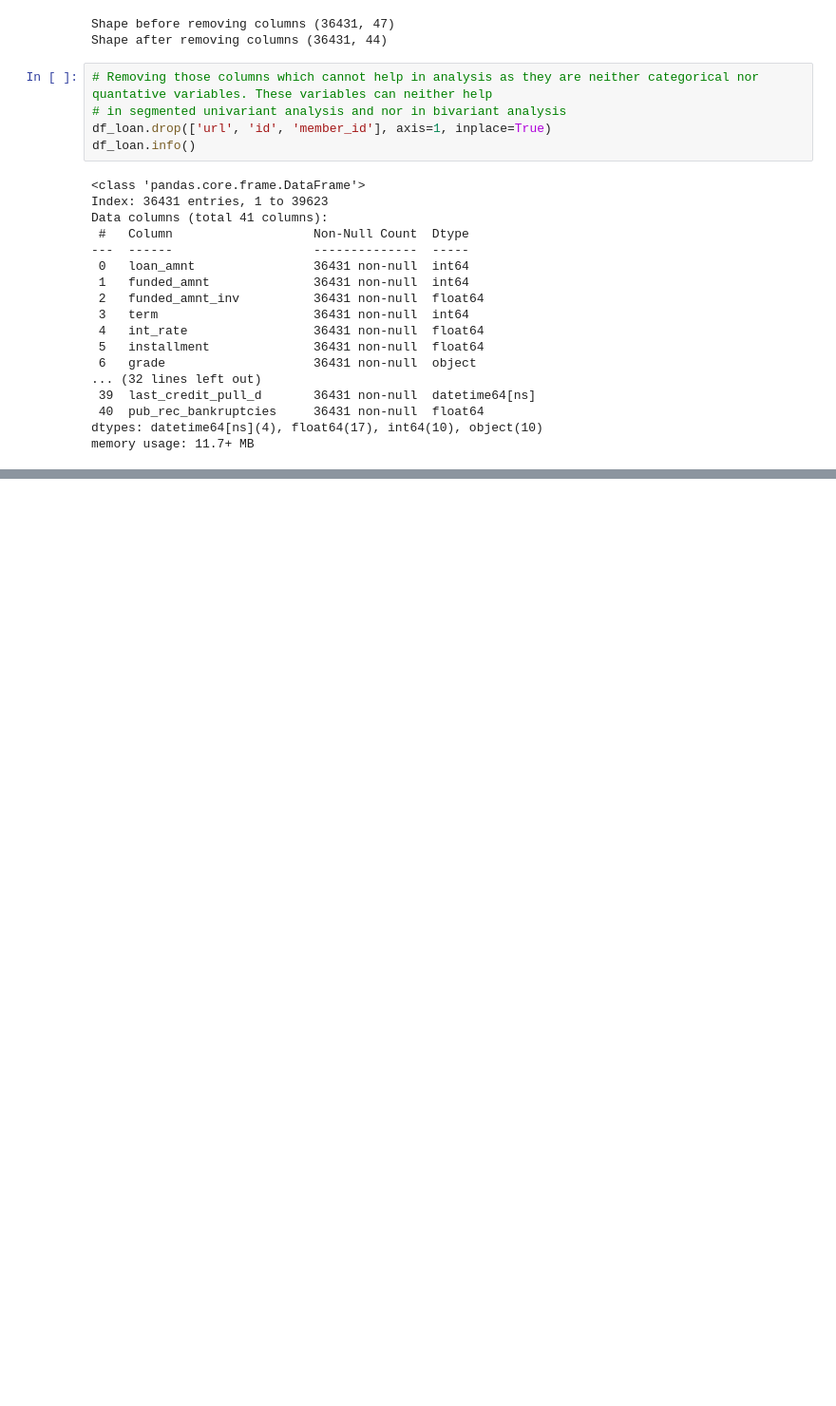
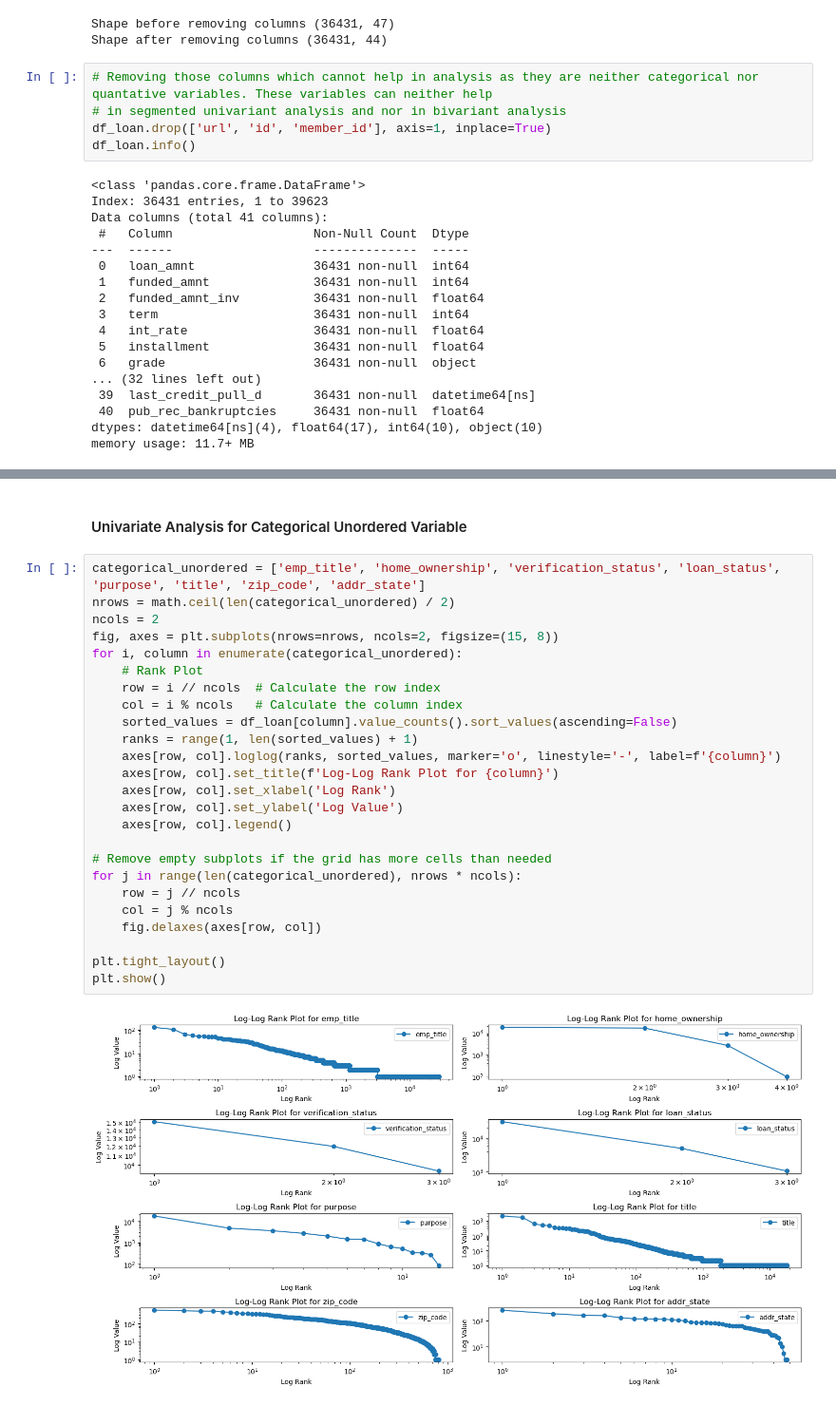
Before and after one commit to tejasvadhyani/LendingClubCaseStudy, a Jupyter notebook: Tejasva_Dhyani.ipynb, the cells around one changed output, grey strips where cells are left out. Shown at 95% size. Saved outputs shown, nothing was run; the diff lists cells and outputs as text; blank space fills up the shorter version.

Commit message:
Complete Univariate analysis for categorical unordered and ordered variables

```diff
--- a/Tejasva_Dhyani.ipynb
+++ b/Tejasva_Dhyani.ipynb
@@ -559,0 +619,29 @@ memory usage: 11.7+ MB
+# %% [markdown]
+#### Univariate Analysis for Categorical Unordered Variable
+# %%
+categorical_unordered = ['emp_title', 'home_ownership', 'verification_status', 'loan_status', 'purpose', 'title', 'zip_code', 'addr_state']
+nrows = math.ceil(len(categorical_unordered) / 2)
+ncols = 2
+fig, axes = plt.subplots(nrows=nrows, ncols=2, figsize=(15, 8))
+for i, column in enumerate(categorical_unordered):
+    # Rank Plot
+    row = i // ncols  # Calculate the row index
+    col = i % ncols   # Calculate the column index
+    sorted_values = df_loan[column].value_counts().sort_values(ascending=False)
+    ranks = range(1, len(sorted_values) + 1)
+    axes[row, col].loglog(ranks, sorted_values, marker='o', linestyle='-', label=f'{column}')
+    axes[row, col].set_title(f'Log-Log Rank Plot for {column}')
+    axes[row, col].set_xlabel('Log Rank')
+    axes[row, col].set_ylabel('Log Value')
+    axes[row, col].legend()
+
+# Remove empty subplots if the grid has more cells than needed
+for j in range(len(categorical_unordered), nrows * ncols):
+    row = j // ncols
+    col = j % ncols
+    fig.delaxes(axes[row, col])
+
+plt.tight_layout()
+plt.show()
+# %% [output]
+[figure, added]
```
Also changed, not shown: parts of 9 cells of this notebook.
